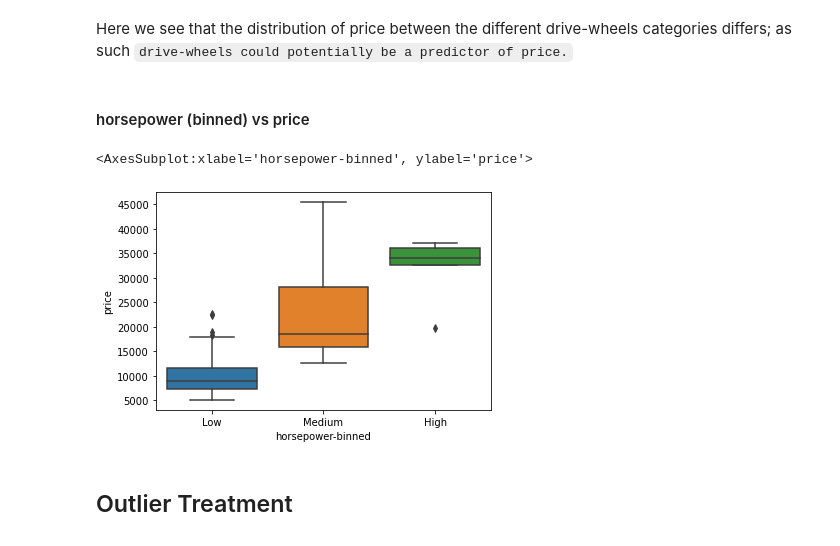
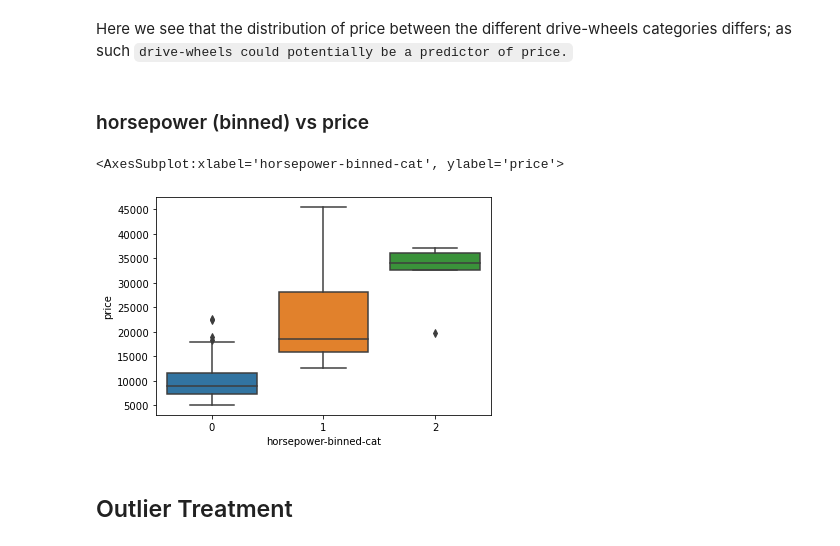
Before and after one commit to nafisa-samia/Automobile-Price-Prediction-using-Linear-Regression, a Jupyter notebook: Automobile_price_prediction_using_regression.ipynb, the cells around one changed output. Drawn from its saved outputs; the diff is of its cells as text; code cells hidden in the pictures.

```diff
--- a/Automobile_price_prediction_using_regression.ipynb
+++ b/Automobile_price_prediction_using_regression.ipynb
@@ -776,0 +812,4 @@ df.head()
+# %%
+df["horsepower-binned-cat"] = df["horsepower-binned"].cat.codes
+df.drop("horsepower-binned", axis = 1, inplace=True)
+df.head()
@@ -959,12 +1006,12 @@ A `drive wheel` is a wheel of a motor vehicle that transmits force, transforming
 # %% [markdown]
 Here we see that the distribution of price between the different drive-wheels categories differs; as such `drive-wheels could potentially be a predictor of price.`
 # %% [markdown]
-#### horsepower (binned) vs price
+### horsepower (binned) vs price
 # %%
-sns.boxplot(x = 'horsepower-binned', y = 'price', data = df)
+sns.boxplot(x = 'horsepower-binned-cat', y = 'price', data = df)
 # %% [output]
-<AxesSubplot:xlabel='horsepower-binned', ylabel='price'>
+<AxesSubplot:xlabel='horsepower-binned-cat', ylabel='price'>
-[figure, old version]
+[figure, new version]
 # %% [markdown]
 ## Outlier Treatment
 # %%
```
Also changed, not shown: parts of 56 cells of this notebook.
